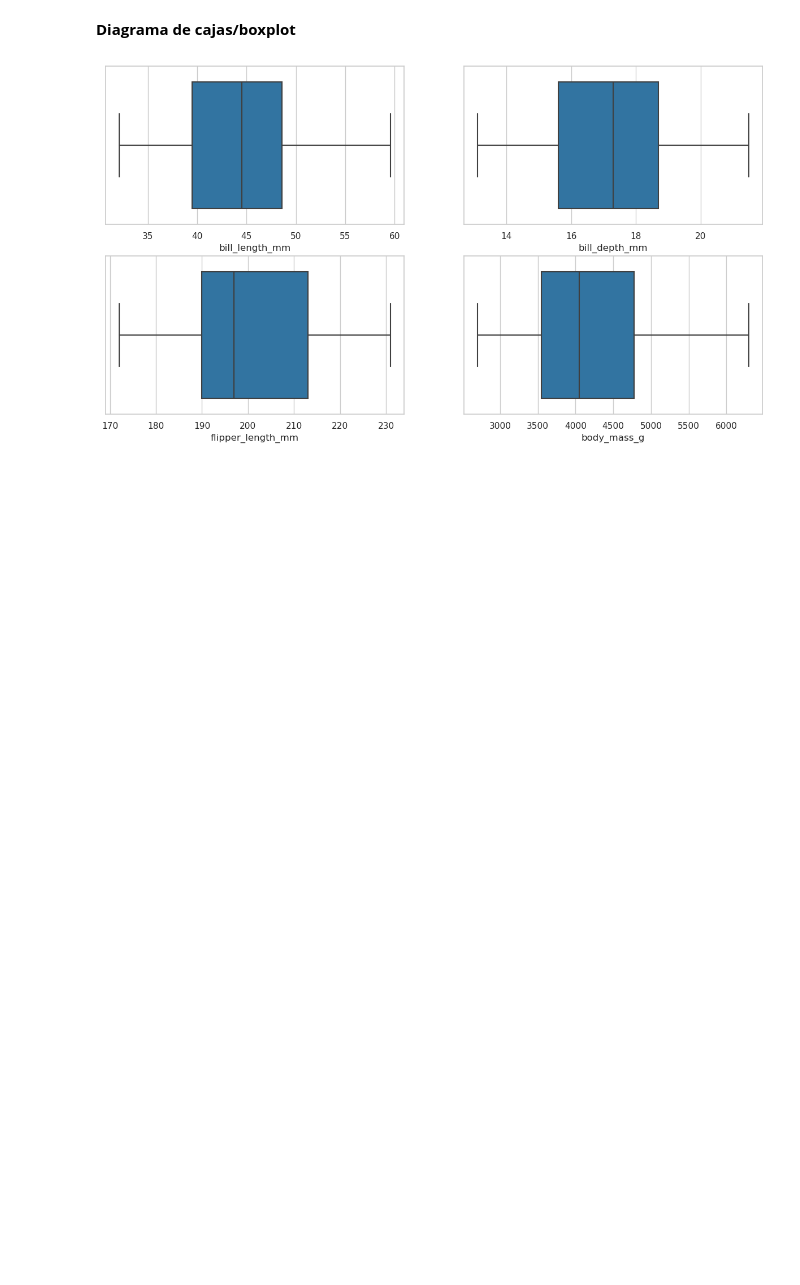
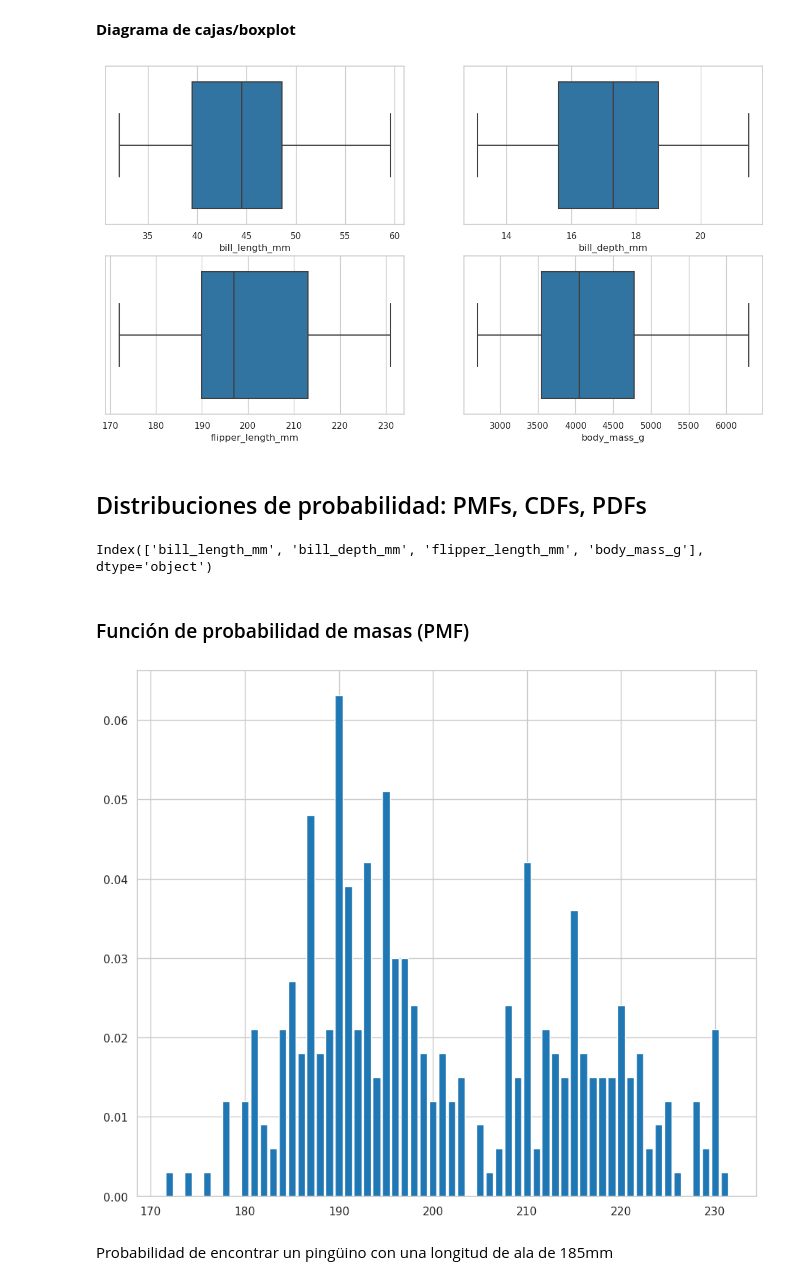
Before and after one commit to pahoalapizco/eda_penguins, a Jupyter notebook: notebooks/1.0-eda_penguins-introduction.ipynb, the cells around one changed output. Drawn from its saved outputs; the diff is of its cells as text; code cells hidden in the pictures; blank space fills up the shorter version.

Commit message:
:sparkles: Distribuciones PMF, CDF y PDF

```diff
--- a/notebooks/1.0-eda_penguins-introduction.ipynb
+++ b/notebooks/1.0-eda_penguins-introduction.ipynb
@@ -621,3 +621,22 @@ for i in range(len(variables_arr)):
     c = 0
 # %% [output]
 [figure]
+# %% [markdown]
+## Distribuciones de probabilidad: PMFs, CDFs, PDFs
+# %%
+processed_penguins_df.describe(include=np.number).columns
+# %% [output]
+Index(['bill_length_mm', 'bill_depth_mm', 'flipper_length_mm', 'body_mass_g'], dtype='object')
+# %% [markdown]
+### Función de probabilidad de masas (PMF)
+# %%
+pmf_flipper_length_mm = empiricaldist.Pmf.from_seq(
+  processed_penguins_df["flipper_length_mm"],
+  normalize=True
+)
+
+pmf_flipper_length_mm.bar()
+# %% [output]
+[figure, added]
+# %% [markdown]
+Probabilidad de encontrar un pingüino con una longitud de ala de 185mm
```
Also changed, not shown: parts of 22 cells of this notebook.
